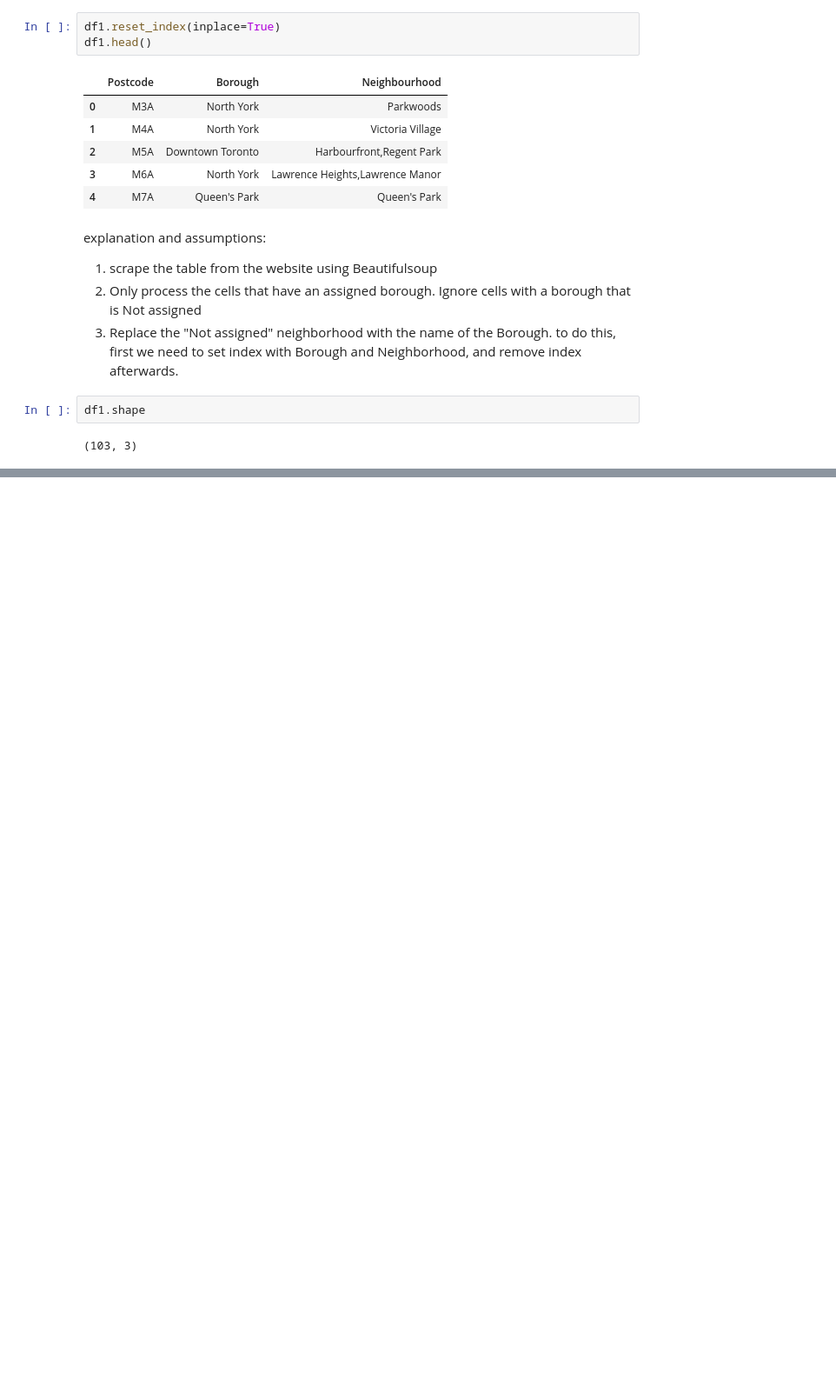
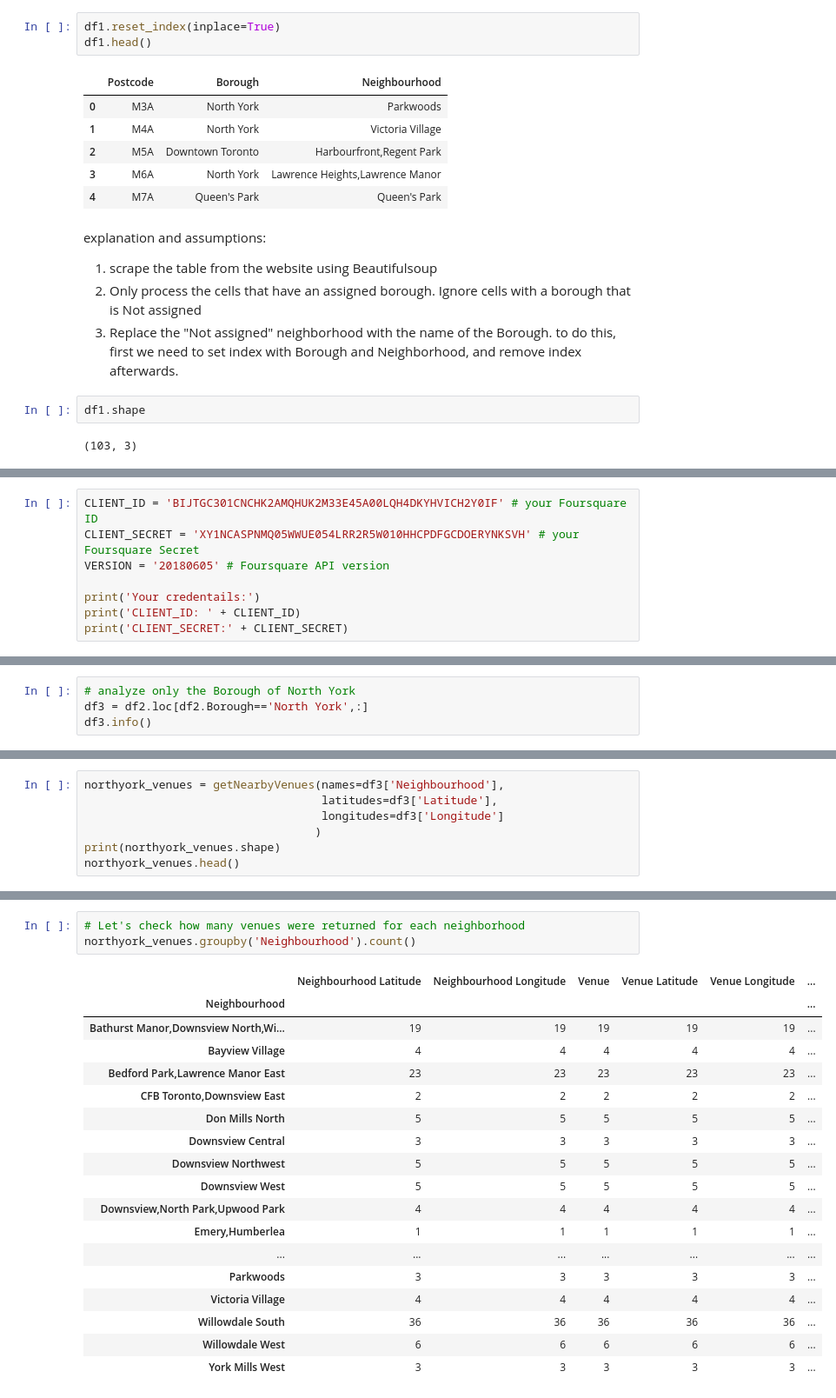
Before and after one commit to snowywsh/https-github.com-snowywsh-NeighborhoodsinToronto, a Jupyter notebook: Neighborhoods in Toronto.ipynb, the cells around one changed output, grey strips where cells are left out. Shown at 87% size. Cells and saved outputs as stored; diff of their text form; blank space fills up the shorter version.

```diff
--- a/Neighborhoods in Toronto.ipynb
+++ b/Neighborhoods in Toronto.ipynb
@@ -100,0 +160,8 @@ df2.head()
+# %%
+CLIENT_ID = 'BIJTGC301CNCHK2AMQHUK2M33E45A00LQH4DKYHVICH2Y0IF' # your Foursquare ID
+CLIENT_SECRET = 'XY1NCASPNMQ05WWUE054LRR2R5W010HHCPDFGCDOERYNKSVH' # your Foursquare Secret
+VERSION = '20180605' # Foursquare API version
+
+print('Your credentails:')
+print('CLIENT_ID: ' + CLIENT_ID)
+print('CLIENT_SECRET:' + CLIENT_SECRET)
@@ -100,0 +172,4 @@ df2.head()
+# %%
+# analyze only the Borough of North York
+df3 = df2.loc[df2.Borough=='North York',:]
+df3.info()
@@ -100,0 +243,7 @@ df2.head()
+# %%
+northyork_venues = getNearbyVenues(names=df3['Neighbourhood'],
+                                   latitudes=df3['Latitude'],
+                                   longitudes=df3['Longitude']
+                                  )
+print(northyork_venues.shape)
+northyork_venues.head()
@@ -100,0 +274,22 @@ df2.head()
+# %%
+# Let's check how many venues were returned for each neighborhood
+northyork_venues.groupby('Neighbourhood').count()
+# %% [output]
+|  | Neighbourhood Latitude | Neighbourhood Longitude | Venue | Venue Latitude | Venue Longitude | ... |
+| Neighbourhood |  |  |  |  |  | ... |
+| Bathurst Manor,Downsview North,Wi... | 19 | 19 | 19 | 19 | 19 | ... |
+| Bayview Village | 4 | 4 | 4 | 4 | 4 | ... |
+| Bedford Park,Lawrence Manor East | 23 | 23 | 23 | 23 | 23 | ... |
+| CFB Toronto,Downsview East | 2 | 2 | 2 | 2 | 2 | ... |
+| Don Mills North | 5 | 5 | 5 | 5 | 5 | ... |
+| Downsview Central | 3 | 3 | 3 | 3 | 3 | ... |
+| Downsview Northwest | 5 | 5 | 5 | 5 | 5 | ... |
+| Downsview West | 5 | 5 | 5 | 5 | 5 | ... |
+| Downsview,North Park,Upwood Park | 4 | 4 | 4 | 4 | 4 | ... |
+| Emery,Humberlea | 1 | 1 | 1 | 1 | 1 | ... |
+| ... | ... | ... | ... | ... | ... | ... |
+| Parkwoods | 3 | 3 | 3 | 3 | 3 | ... |
+| Victoria Village | 4 | 4 | 4 | 4 | 4 | ... |
+| Willowdale South | 36 | 36 | 36 | 36 | 36 | ... |
+| Willowdale West | 6 | 6 | 6 | 6 | 6 | ... |
+| York Mills West | 3 | 3 | 3 | 3 | 3 | ... |
```
Also changed, not shown: parts of 19 cells of this notebook.
